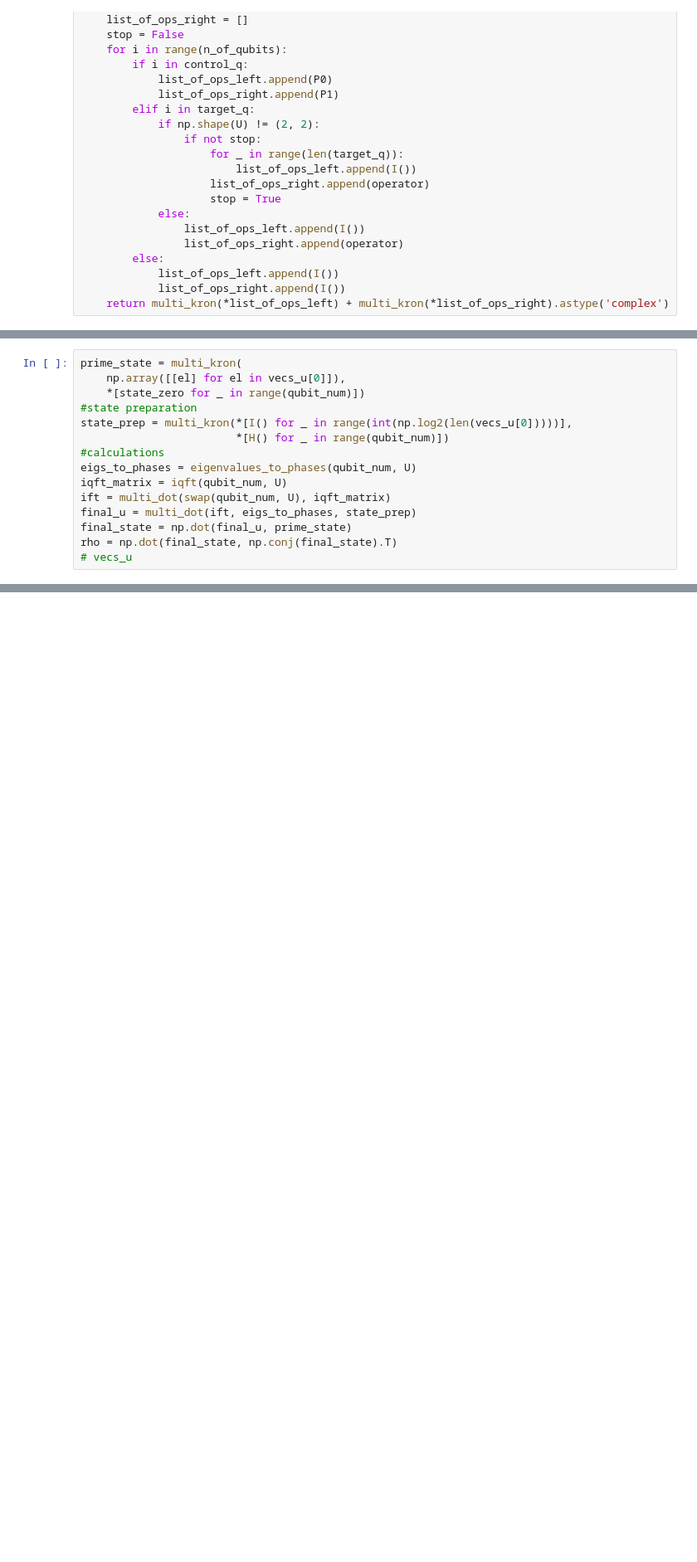
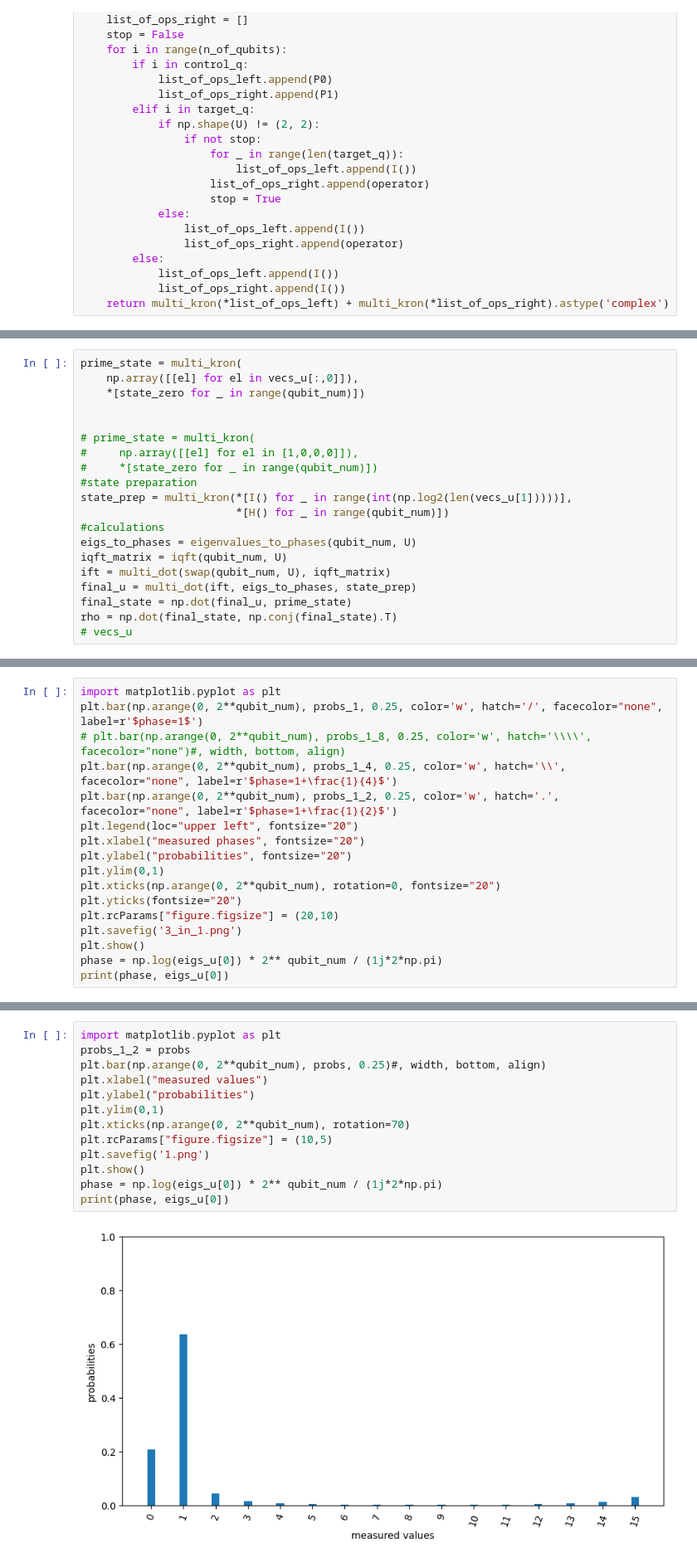
Before and after one commit to UralmashFox/Quantum_HHL, a Jupyter notebook: paper/QPE_classic-multicontrol.ipynb, the cells around one changed output, grey strips where cells are left out. Shown: that part at 83% size. Saved outputs shown, nothing was run; the diff lists cells and outputs as text; blank space fills up the shorter version.

```diff
--- a/paper/QPE_classic-multicontrol.ipynb
+++ b/paper/QPE_classic-multicontrol.ipynb
@@ -124,10 +222,15 @@ def iqft(n, u):
     return multi_dot(*ops)
 # %%
 prime_state = multi_kron(
-    np.array([[el] for el in vecs_u[0]]),
+    np.array([[el] for el in vecs_u[:,0]]),
     *[state_zero for _ in range(qubit_num)])
+
+
+# prime_state = multi_kron(
+#     np.array([[el] for el in [1,0,0,0]]),
+#     *[state_zero for _ in range(qubit_num)])
 #state preparation
-state_prep = multi_kron(*[I() for _ in range(int(np.log2(len(vecs_u[0]))))],
+state_prep = multi_kron(*[I() for _ in range(int(np.log2(len(vecs_u[1]))))],
                         *[H() for _ in range(qubit_num)])
 #calculations
 eigs_to_phases = eigenvalues_to_phases(qubit_num, U)
@@ -167,0 +303,17 @@ all probabilitis [(1+0j), -0j, -0j, 0j, -0j, 0j, -0j, -0j, 0j, 0j, 0j, -0j, -0j,
+# %%
+import matplotlib.pyplot as plt
+plt.bar(np.arange(0, 2**qubit_num), probs_1, 0.25, color='w', hatch='/', facecolor="none", label=r'$phase=1$')
+# plt.bar(np.arange(0, 2**qubit_num), probs_1_8, 0.25, color='w', hatch='\\\\', facecolor="none")#, width, bottom, align)
+plt.bar(np.arange(0, 2**qubit_num), probs_1_4, 0.25, color='w', hatch='\\', facecolor="none", label=r'$phase=1+\frac{1}{4}$')
+plt.bar(np.arange(0, 2**qubit_num), probs_1_2, 0.25, color='w', hatch='.', facecolor="none", label=r'$phase=1+\frac{1}{2}$')
+plt.legend(loc="upper left", fontsize="20")
+plt.xlabel("measured phases", fontsize="20")
+plt.ylabel("probabilities", fontsize="20")
+plt.ylim(0,1)
+plt.xticks(np.arange(0, 2**qubit_num), rotation=0, fontsize="20")
+plt.yticks(fontsize="20")
+plt.rcParams["figure.figsize"] = (20,10)
+plt.savefig('3_in_1.png')
+plt.show()
+phase = np.log(eigs_u[0]) * 2** qubit_num / (1j*2*np.pi)
+print(phase, eigs_u[0])
@@ -167,0 +322,15 @@ all probabilitis [(1+0j), -0j, -0j, 0j, -0j, 0j, -0j, -0j, 0j, 0j, 0j, -0j, -0j,
+# %%
+import matplotlib.pyplot as plt
+probs_1_2 = probs
+plt.bar(np.arange(0, 2**qubit_num), probs, 0.25)#, width, bottom, align)
+plt.xlabel("measured values")
+plt.ylabel("probabilities")
+plt.ylim(0,1)
+plt.xticks(np.arange(0, 2**qubit_num), rotation=70)
+plt.rcParams["figure.figsize"] = (10,5)
+plt.savefig('1.png')
+plt.show()
+phase = np.log(eigs_u[0]) * 2** qubit_num / (1j*2*np.pi)
+print(phase, eigs_u[0])
+# %% [output]
+[figure, added]
```
Also changed, not shown: parts of 34 cells of this notebook, 6 other files.
